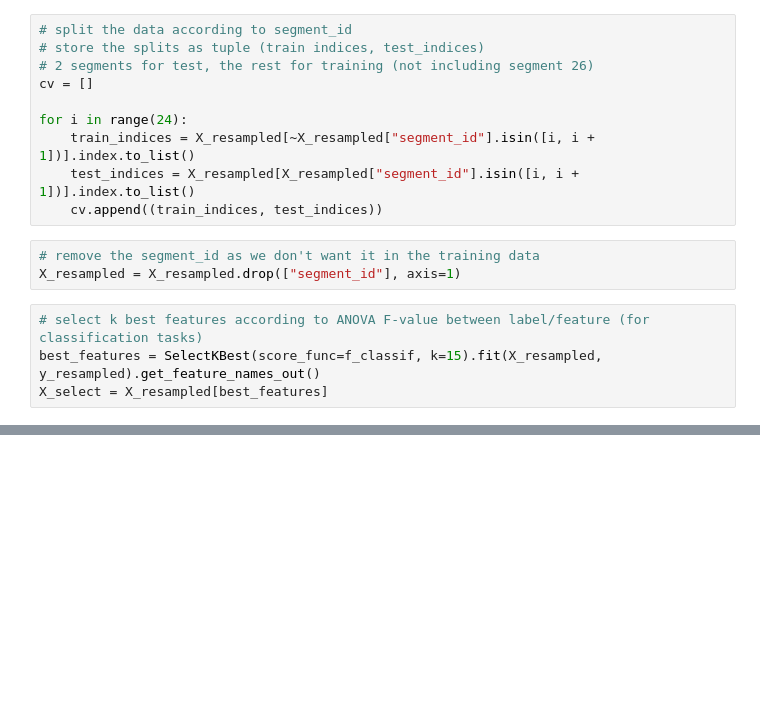
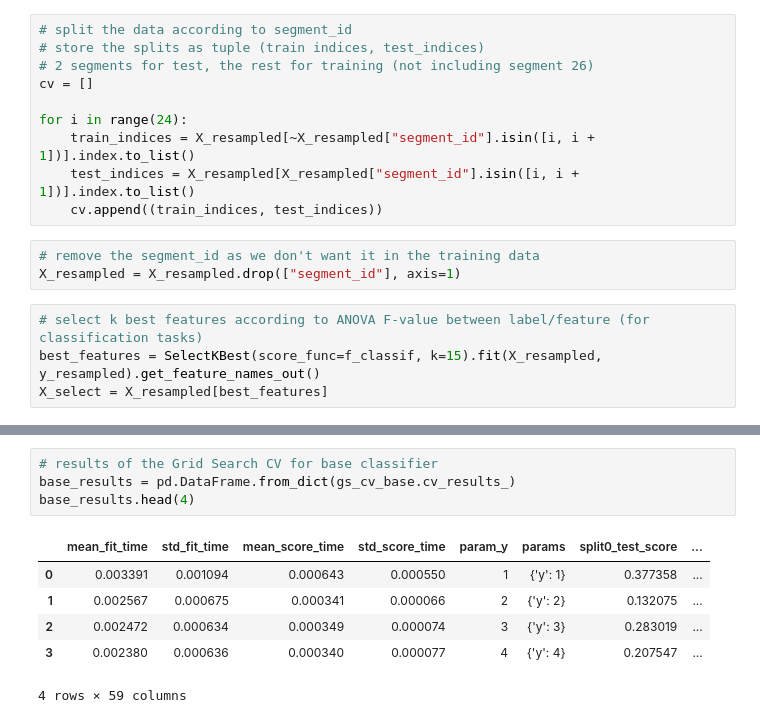
Before and after one commit to The-Deadly-Hyenas/Data-Classification, a Jupyter notebook: paul/kNN_explore.ipynb, the cells around one changed output, grey strips where cells are left out. Drawn from its saved outputs; the diff is of its cells as text; blank space fills up the shorter version.

```diff
--- a/paul/kNN_explore.ipynb
+++ b/paul/kNN_explore.ipynb
@@ -131,0 +171,11 @@ gs_cv.score(X_test[best_features], y_test)
+# %%
+# results of the Grid Search CV for base classifier
+base_results = pd.DataFrame.from_dict(gs_cv_base.cv_results_)
+base_results.head(4)
+# %% [output]
+|  | mean_fit_time | std_fit_time | mean_score_time | std_score_time | param_y | params | split0_test_score | ... |
+| 0 | 0.003391 | 0.001094 | 0.000643 | 0.000550 | 1 | {'y': 1} | 0.377358 | ... |
+| 1 | 0.002567 | 0.000675 | 0.000341 | 0.000066 | 2 | {'y': 2} | 0.132075 | ... |
+| 2 | 0.002472 | 0.000634 | 0.000349 | 0.000074 | 3 | {'y': 3} | 0.283019 | ... |
+| 3 | 0.002380 | 0.000636 | 0.000340 | 0.000077 | 4 | {'y': 4} | 0.207547 | ... |
+4 rows × 59 columns
```
Also changed, not shown: parts of 10 cells of this notebook.
